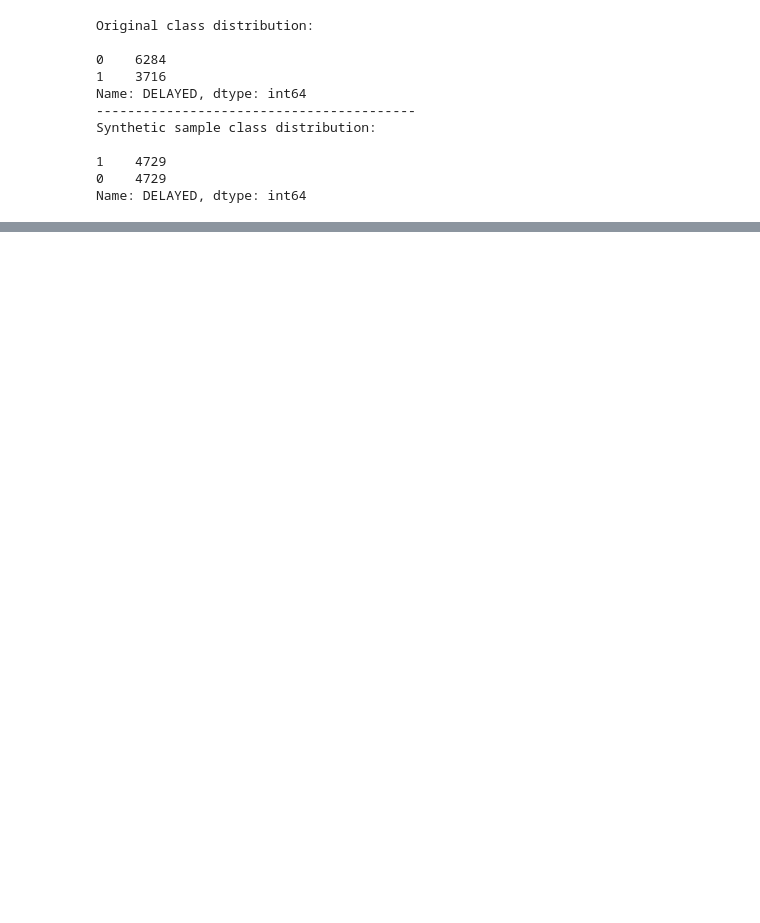
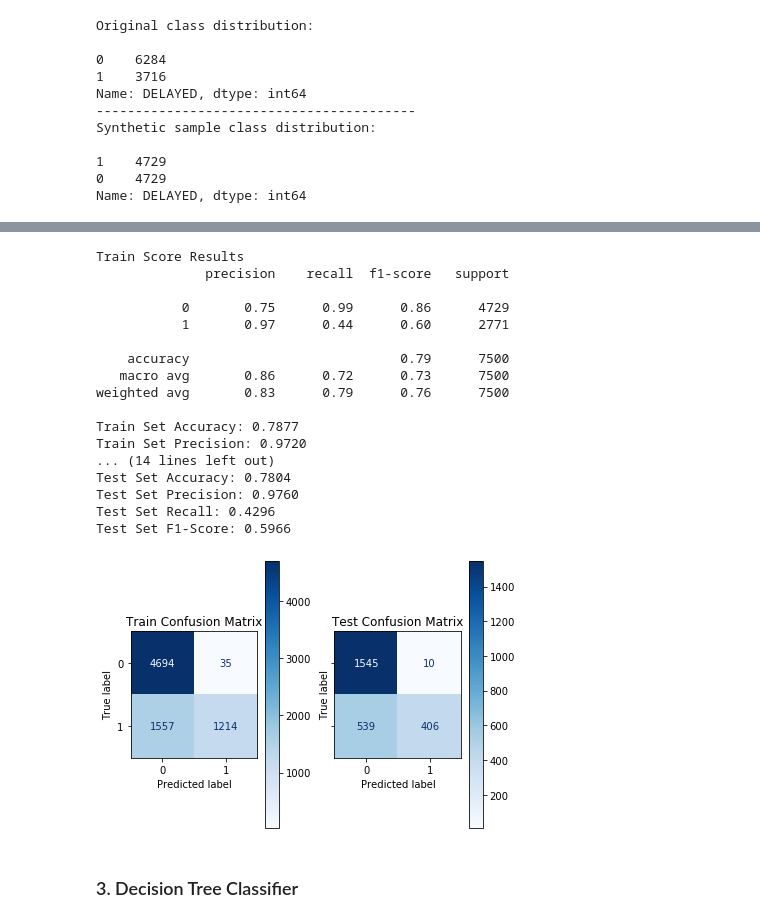
Before and after one commit to adinas94/Predicting-Flight-Delays, a Jupyter notebook: WIP.ipynb, the cells around one changed output, grey strips where cells are left out. Drawn from its saved outputs; the diff is of its cells as text; code cells hidden in the pictures; blank space fills up the shorter version.

```diff
--- a/WIP.ipynb
+++ b/WIP.ipynb
@@ -526,0 +204,3 @@ Name: MONTH_8, Length: 336, dtype: int64
+# %%
+#Instansiate the vanilla model
+bayes = GaussianNB()
@@ -526,0 +211,24 @@ Name: MONTH_8, Length: 336, dtype: int64
+# %%
+#Apply the modelfit function
+model_fit(X_train_resampled, y_train_resampled, X_train, y_train, X_test, y_test, bayes)
+# %% [output]
+Train Score Results
+              precision    recall  f1-score   support
+
+           0       0.75      0.99      0.86      4729
+           1       0.97      0.44      0.60      2771
+
+    accuracy                           0.79      7500
+   macro avg       0.86      0.72      0.73      7500
+weighted avg       0.83      0.79      0.76      7500
+
+Train Set Accuracy: 0.7877
+Train Set Precision: 0.9720
+... (14 lines left out)
+Test Set Accuracy: 0.7804
+Test Set Precision: 0.9760
+Test Set Recall: 0.4296
+Test Set F1-Score: 0.5966
+[figure, added]
+# %% [markdown]
+### 3. Decision Tree Classifier
```
Also changed, not shown: parts of 102 cells of this notebook, 3 other files.
